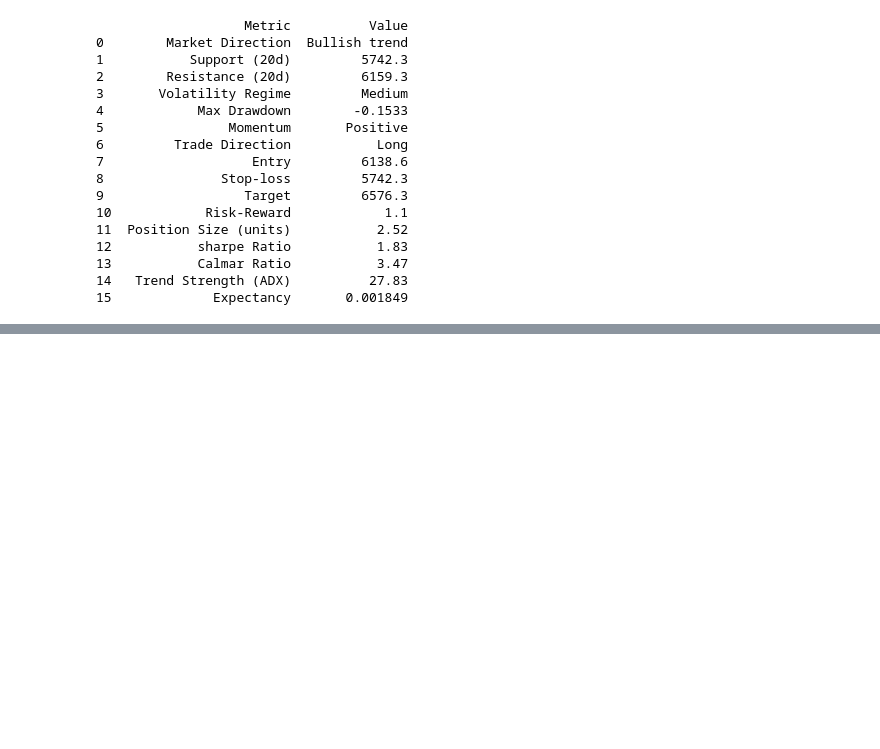
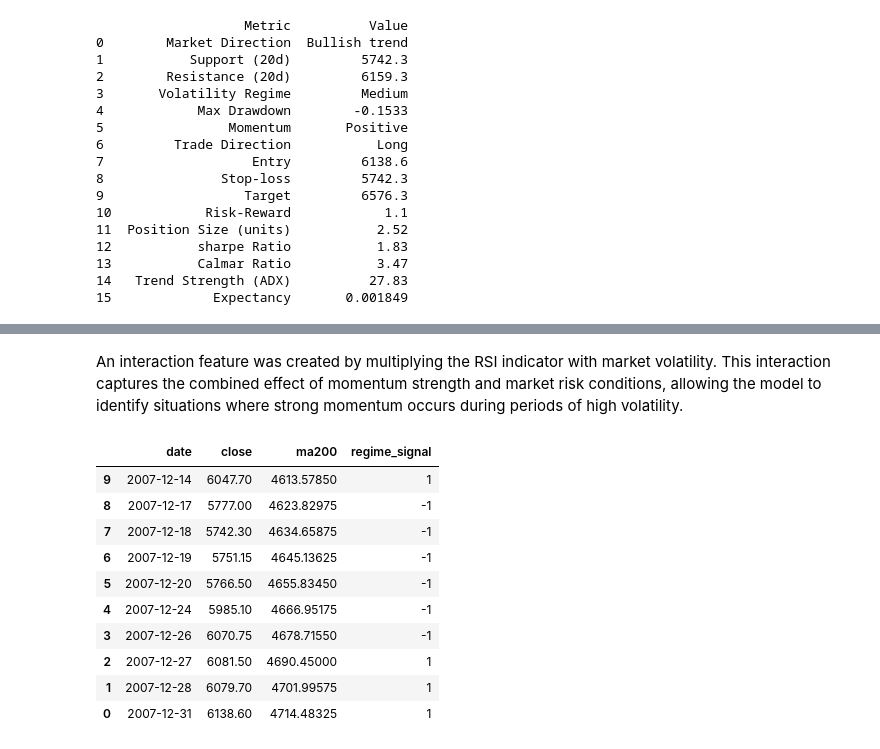
Before and after one commit to Goal48/NIFTY_Data_Analysis, a Jupyter notebook: NIFTY50.ipynb, the cells around one changed output, grey strips where cells are left out. Saved outputs shown, nothing was run; the diff lists cells and outputs as text; code cells hidden in the pictures; blank space fills up the shorter version.

```diff
--- a/NIFTY50.ipynb
+++ b/NIFTY50.ipynb
@@ -729,0 +886,6 @@ print(summary_df)
+# %%
+df["combined_signal"] = (
+    0.4 * df["rsi_signal"] +
+    0.3 * df["macd_trade"] +
+    0.3 * df["momentum"]
+)
@@ -729,0 +907,2 @@ print(summary_df)
+# %%
+df = df.dropna()
@@ -729,0 +921,23 @@ print(summary_df)
+# %%
+df["interaction"] = df["rsi"] * df["volatility"]
+# %% [markdown]
+An interaction feature was created by multiplying the RSI indicator with market volatility. This interaction captures the combined effect of momentum strength and market risk conditions, allowing the model to identify situations where strong momentum occurs during periods of high volatility.
+# %%
+df["regime_signal"] = 0
+
+df.loc[df["close"] > df["ma200"], "regime_signal"] = df["macd_trade"]
+df.loc[df["close"] <= df["ma200"], "regime_signal"] = df["rsi_signal"]
+# %%
+df[["date","close","ma200","regime_signal"]].tail(10)
+# %% [output]
+|  | date | close | ma200 | regime_signal |
+| 9 | 2007-12-14 | 6047.70 | 4613.57850 | 1 |
+| 8 | 2007-12-17 | 5777.00 | 4623.82975 | -1 |
+| 7 | 2007-12-18 | 5742.30 | 4634.65875 | -1 |
+| 6 | 2007-12-19 | 5751.15 | 4645.13625 | -1 |
+| 5 | 2007-12-20 | 5766.50 | 4655.83450 | -1 |
+| 4 | 2007-12-24 | 5985.10 | 4666.95175 | -1 |
+| 3 | 2007-12-26 | 6070.75 | 4678.71550 | -1 |
+| 2 | 2007-12-27 | 6081.50 | 4690.45000 | 1 |
+| 1 | 2007-12-28 | 6079.70 | 4701.99575 | 1 |
+| 0 | 2007-12-31 | 6138.60 | 4714.48325 | 1 |
```
Also changed, not shown: parts of 49 cells of this notebook.
